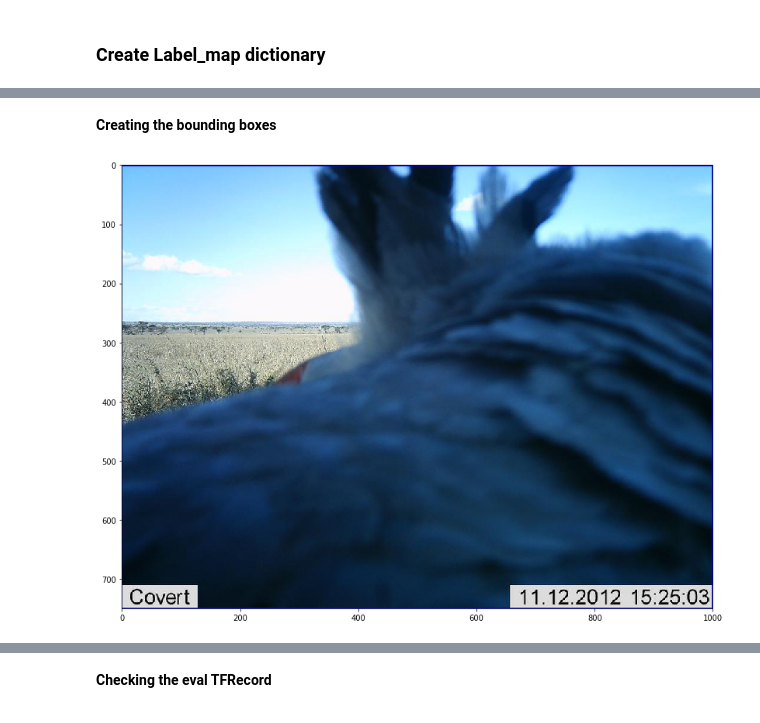
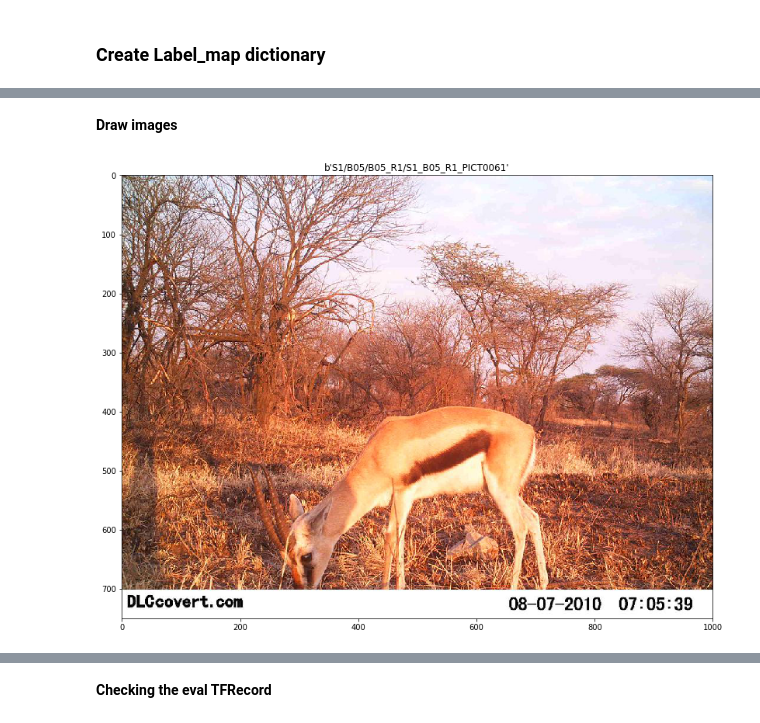
Before and after one commit to Manish-rai21bit/camera-trap-detection, a Jupyter notebook: data_prep/Data_Model_LILA_withoutBB.ipynb, the cells around one changed output, grey strips where cells are left out. Saved outputs shown, nothing was run; the diff lists cells and outputs as text; code cells hidden in the pictures.

Commit message:
msi image encoding to TFRecord

```diff
--- a/data_prep/Data_Model_LILA_withoutBB.ipynb
+++ b/data_prep/Data_Model_LILA_withoutBB.ipynb
@@ -588,10 +296,6 @@ filename_list = ['../data/LILA/lila.record']
 # %%
-# Example for inspecting TFR files
-# import matplotlib.pyplot as plt
-
-# dataset = create_tfr_reader(filename_list)
-
-batch_size = 4
+filename_list = ['../data/LILA/ss_all/snapshot_serengeti_s01_s06-0-10000.record']
+batch_size = 400
 dataset = tf.data.Dataset.from_tensor_slices(filename_list)
 dataset = tf.data.TFRecordDataset(dataset)
 dataset = dataset.shuffle(buffer_size=batch_size)
@@ -599,49 +303,28 @@ dataset = dataset.map(lambda x: decode_record(serialized_example=x)).batch(batch
 
 iterator = dataset.make_one_shot_iterator() # create the iterator
 batch_data = iterator.get_next()
-# %% [markdown]
-**Creating the bounding boxes**
+# %% [markdown]
+**Draw images**
 # %%
 with tf.Session() as sess:
     for i in range(0, 1):
         (context, sequence) = sess.run(batch_data)
         img0 = context['image/encoded'][0]
-        xmin = (context['image/object/bbox/xmin'])
-        ymin = (context['image/object/bbox/ymin'])
-        xmax = (context['image/object/bbox/xmax'])
-        ymax = (context['image/object/bbox/ymax'])
-        width = context['image/width']
-        height = context['image/height']
-
-
-xmins = []
-ymins = []
-xmaxs = []
-ymaxs = []
+        filename = context['image/filename'][0]
 
 img = img0
 encoded_jpg_io = io.BytesIO(img)
 image = Image.open(encoded_jpg_io)
 width, height = image.size
 
 i = 0
-for j in range(0, xmin[0].shape[0]):
-    if xmin[0][j][0] == i:
-        xmins.append(int(xmin[1][j]*width))
-        ymins.append(int(ymin[1][j]*height))
-        xmaxs.append(int(xmax[1][j]*width))
-        ymaxs.append(int(ymax[1][j]*height))
-
 
 # Create figure and axes
 fig,ax = plt.subplots(1)
 fig.set_size_inches(18.5, 10.5)
 # Display the image
 ax.imshow(image)
-for s in range(len(xmins)):
-    rect = patches.Rectangle((xmins[s],ymins[s]),(xmaxs[s]-xmins[s]), (ymaxs[s] - ymins[s]),linewidth=2,edgecolor='b',facecolor='none')
-    ax.add_patch(rect)
-
+plt.title(filename)
 plt.show()
 # %% [output]
-[figure, old version]
+[figure, new version]
```
Also changed, not shown: parts of 40 cells of this notebook, 2 other files.
